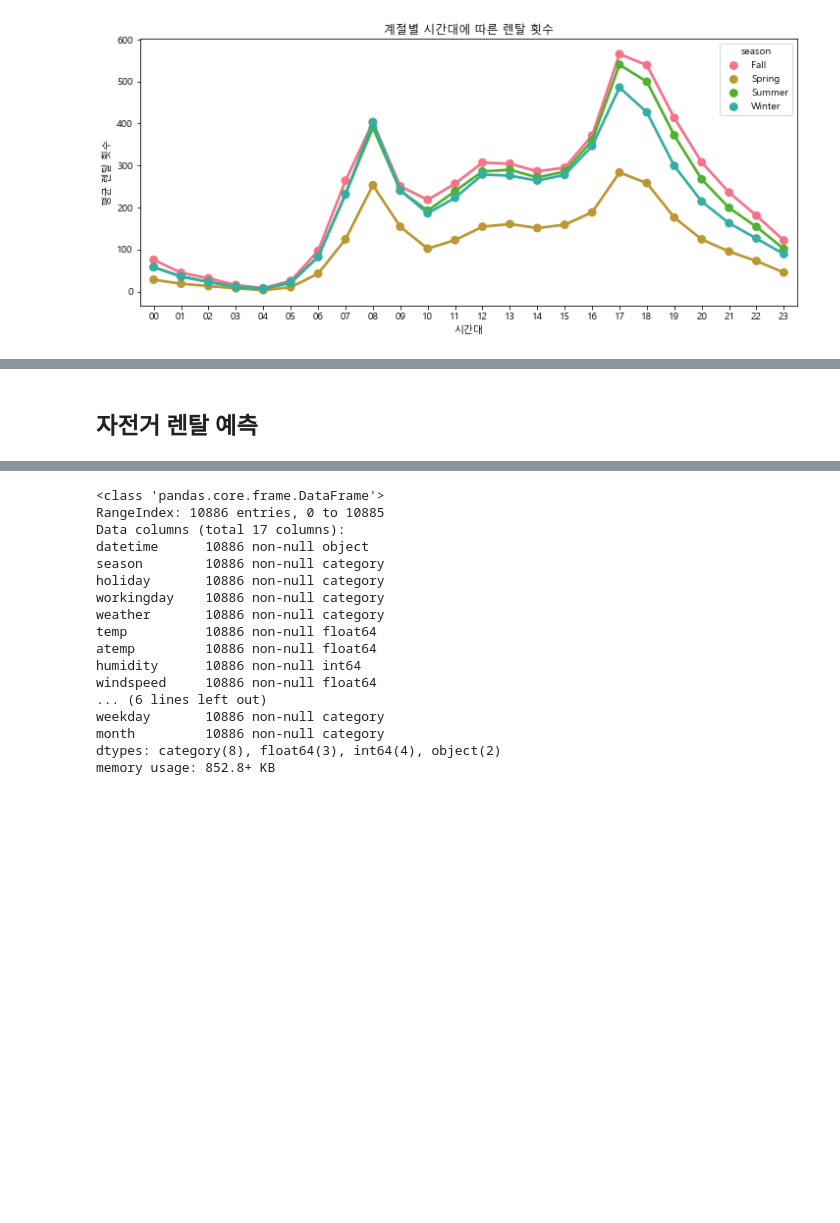
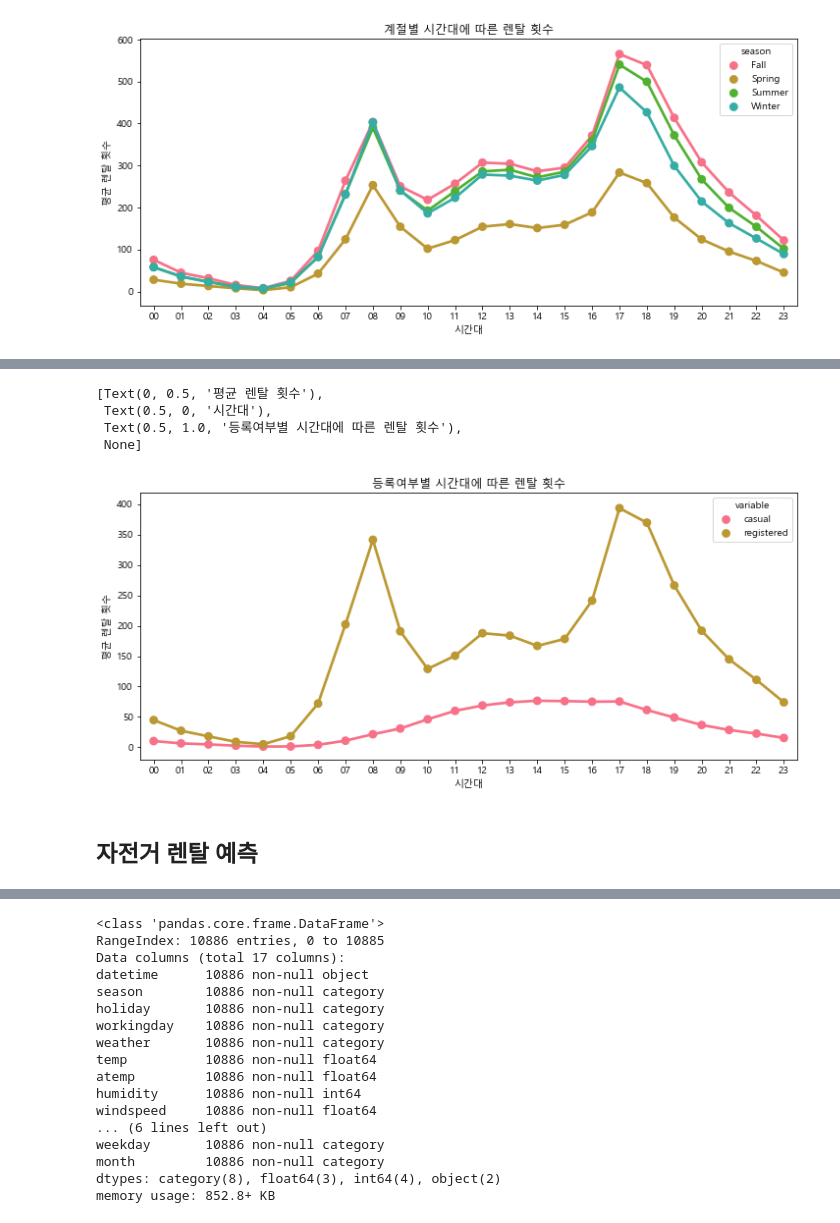
Before and after one commit to HeainLee/python-for-data-science, a Jupyter notebook: bike_jupyterVersion.ipynb, the cells around one changed output, grey strips where cells are left out. Saved outputs shown, nothing was run; the diff lists cells and outputs as text; code cells hidden in the pictures; blank space fills up the shorter version.

```diff
--- a/bike_jupyterVersion.ipynb
+++ b/bike_jupyterVersion.ipynb
@@ -164,2 +176,15 @@ ax.set(xlabel='시간대', ylabel='평균 렌탈 횟수',title="요일별 시간
+# %%
+fig,ax= plt.subplots()
+fig.set_size_inches(12,5)
+hourTransformed = pd.melt(bike[["hour","casual","registered"]], id_vars=['hour'], value_vars=['casual', 'registered'])
+hourAggregated = pd.DataFrame(hourTransformed.groupby(["hour","variable"],sort=True)["value"].mean()).reset_index()
+sn.pointplot(x=hourAggregated["hour"], y=hourAggregated["value"],hue=hourAggregated["variable"],hue_order=["casual","registered"], data=hourAggregated, join=True)
+ax.set(xlabel='시간대', ylabel='평균 렌탈 횟수',title="등록여부별 시간대에 따른 렌탈 횟수",label='big')
+# %% [output]
+[Text(0, 0.5, '평균 렌탈 횟수'),
+ Text(0.5, 0, '시간대'),
+ Text(0.5, 1.0, '등록여부별 시간대에 따른 렌탈 횟수'),
+ None]
+[figure, added]
 # %% [markdown]
-## 자전거 렌탈 예측
+## **자전거 렌탈 예측**
```
Also changed, not shown: parts of 26 cells of this notebook.
